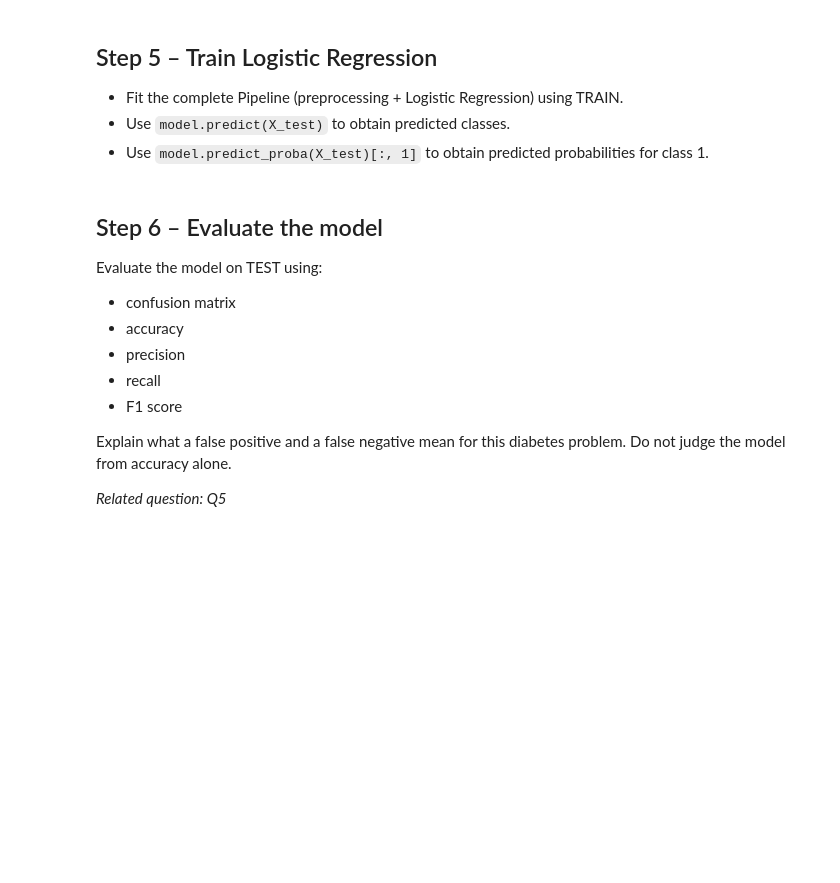
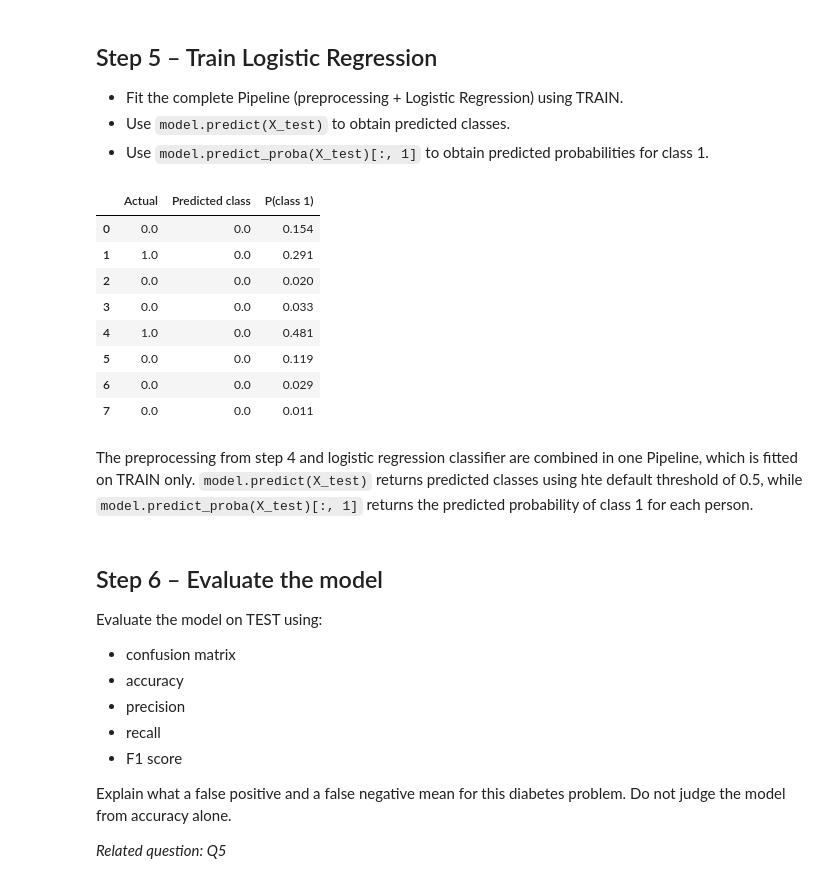
Before and after one commit to Frednos/Machine-Learning-Assignment-2, a Jupyter notebook: Assignment_2.ipynb, the cells around one changed output. Drawn from its saved outputs; the diff is of its cells as text; code cells hidden in the pictures; blank space fills up the shorter version.

```diff
--- a/Assignment_2.ipynb
+++ b/Assignment_2.ipynb
@@ -294,0 +321,13 @@ display(class_comparison.round(2))
+# %%
+# Fit on TRAIN only, then apply the same transformation to TEST
+preprocessor.fit(X_train)
+
+X_train_prep = preprocessor.transform(X_train)
+X_test_prep = preprocessor.transform(X_test)
+
+print("Train shape:", X_train_prep.shape)
+print("Test shape:", X_test_prep.shape)
+
+# Means learned from TRAIN
+print("Learned means (BMI, MentHlth, PhysHlth):",
+      preprocessor.named_transformers_["num"].mean_.round(2))
@@ -298,6 +341,38 @@ display(class_comparison.round(2))
 - Fit the complete Pipeline (preprocessing + Logistic Regression) using TRAIN.
 - Use `model.predict(X_test)` to obtain predicted classes.
 - Use `model.predict_proba(X_test)[:, 1]` to obtain predicted probabilities for class 1.
+# %%
+model = Pipeline([
+    ("preprocessor", preprocessor),
+    ("classifier", LogisticRegression(max_iter=1000))
+])
+
+#Fit on  TRAIN only
+model.fit(X_train, y_train)
+
+#Predicted classes
+y_pred = model.predict(X_test)
+
+#Predicted probabilities for class 1
+y_proba = model.predict_proba(X_test)[:, 1]
+
+display(pd.DataFrame({
+    "Actual" : y_test.values[:8],
+    "Predicted class" : y_pred[:8],
+    "P(class 1)": y_proba[:8].round(3)
+}))
+# %% [output]
+|  | Actual | Predicted class | P(class 1) |
+| 0 | 0.0 | 0.0 | 0.154 |
+| 1 | 1.0 | 0.0 | 0.291 |
+| 2 | 0.0 | 0.0 | 0.020 |
+| 3 | 0.0 | 0.0 | 0.033 |
+| 4 | 1.0 | 0.0 | 0.481 |
+| 5 | 0.0 | 0.0 | 0.119 |
+| 6 | 0.0 | 0.0 | 0.029 |
+| 7 | 0.0 | 0.0 | 0.011 |
+# %% [markdown]
+The preprocessing from step 4 and logistic regression classifier are combined in one Pipeline, which is fitted on TRAIN only. `model.predict(X_test)` returns predicted classes using hte default threshold of 0.5, while `model.predict_proba(X_test)[:, 1]` returns the predicted probability of class 1 for each person.
 # %% [markdown]
 ## Step 6 – Evaluate the model
 
```
Also changed, not shown: parts of 10 cells of this notebook, 1 other file.
